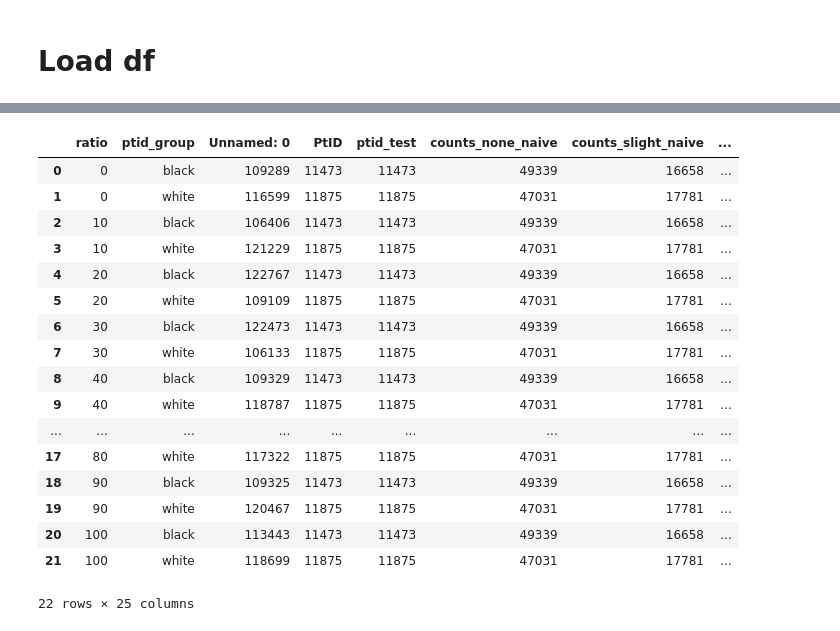
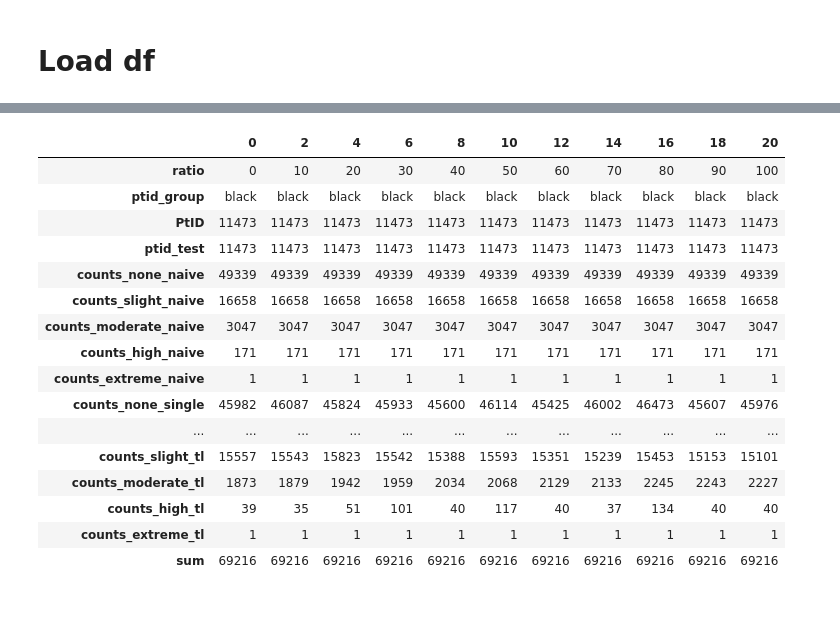
Before and after one commit to hulmanlab/jchr_racial_diff, a Jupyter notebook: scripts/3_3_2_SEG_zones.ipynb, the cells around one changed output, grey strips where cells are left out. Saved outputs shown, nothing was run; the diff lists cells and outputs as text; code cells hidden in the pictures.

```diff
--- a/scripts/3_3_2_SEG_zones.ipynb
+++ b/scripts/3_3_2_SEG_zones.ipynb
@@ -4,6 +4,11 @@
 import pandas as pd
 # group = 'gender'
 group = 'race'
+group1 = 'white'
+group2 = 'black'
+
 file_path = f'../results/processed_df/3_3_calculated_zones/3_3_calculated_zones_v6_{group}.csv'
 file_path = rf'/home/hbt/jchr_data/jchr_racial_diff/results/processed_data/3_3_calculated_zones/3_3_calculated_zones_v6_{group}.csv'
 df = pd.read_csv(file_path)
+df.drop(columns='Unnamed: 0', axis=1, inplace=True)
+df
@@ -27,23 +30,53 @@ df
 df_original = pd.DataFrame(df)
 df_grouped=df_original.groupby(['ratio', 'ptid_group']).sum().reset_index()
 
-df_grouped
+df_grouped.T
-# %% [output]
-|  | ratio | ptid_group | Unnamed: 0 | PtID | ptid_test | counts_none_naive | counts_slight_naive | ... |
-| 0 | 0 | black | 109289 | 11473 | 11473 | 49339 | 16658 | ... |
-| 1 | 0 | white | 116599 | 11875 | 11875 | 47031 | 17781 | ... |
-| 2 | 10 | black | 106406 | 11473 | 11473 | 49339 | 16658 | ... |
-| 3 | 10 | white | 121229 | 11875 | 11875 | 47031 | 17781 | ... |
-| 4 | 20 | black | 122767 | 11473 | 11473 | 49339 | 16658 | ... |
-| 5 | 20 | white | 109109 | 11875 | 11875 | 47031 | 17781 | ... |
-| 6 | 30 | black | 122473 | 11473 | 11473 | 49339 | 16658 | ... |
-| 7 | 30 | white | 106133 | 11875 | 11875 | 47031 | 17781 | ... |
-| 8 | 40 | black | 109329 | 11473 | 11473 | 49339 | 16658 | ... |
-| 9 | 40 | white | 118787 | 11875 | 11875 | 47031 | 17781 | ... |
-| ... | ... | ... | ... | ... | ... | ... | ... | ... |
-| 17 | 80 | white | 117322 | 11875 | 11875 | 47031 | 17781 | ... |
-| 18 | 90 | black | 109325 | 11473 | 11473 | 49339 | 16658 | ... |
-| 19 | 90 | white | 120467 | 11875 | 11875 | 47031 | 17781 | ... |
-| 20 | 100 | black | 113443 | 11473 | 11473 | 49339 | 16658 | ... |
-| 21 | 100 | white | 118699 | 11875 | 11875 | 47031 | 17781 | ... |
-22 rows × 25 columns
+# %%
+df_grouped_gr1 = df_grouped[df_grouped['ptid_group'] == group1].copy()
+df_grouped_gr2 = df_grouped[df_grouped['ptid_group'] == group2].copy()
+
+# Just cheking for the other columns
+# naive_columns = [col for col in df_grouped_gr1.columns if '_naive' in col]
+# single_columns = [col for col in df_grouped_gr1.columns if '_single' in col]
+# base_columns = [col for col in df_grouped_gr1.columns if '_base' in col]
+# tl_columns = [col for col in df_grouped_gr1.columns if '_tl' in col]
+
+# naive_columns = [col for col in df_grouped_gr2.columns if '_naive' in col]
+# single_columns = [col for col in df_grouped_gr2.columns if '_single' in col]
+# base_columns = [col for col in df_grouped_gr2.columns if '_base' in col]
+# tl_columns = [col for col in df_grouped_gr2.columns if '_tl' in col]
+
+
+# df_grouped_gr1['sum_naive'] = df_grouped_gr1[naive_columns].sum(axis=1)
+# df_grouped_gr1['sum_single'] = df_grouped_gr1[naive_columns].sum(axis=1)
+# df_grouped_gr1['sum_base'] = df_grouped_gr1[naive_columns].sum(axis=1)
+# df_grouped_gr1['sum_tl'] = df_grouped_gr1[naive_columns].sum(axis=1)
+
+# df_grouped_gr2['sum_naive'] = df_grouped_gr2[naive_columns].sum(axis=1)
+# df_grouped_gr2['sum_single'] = df_grouped_gr2[naive_columns].sum(axis=1)
+# df_grouped_gr2['sum_base'] = df_grouped_gr2[naive_columns].sum(axis=1)
+# df_grouped_gr2['sum_tl'] = df_grouped_gr2[naive_columns].sum(axis=1)
+
+naive_columns_gr1 = [col for col in df_grouped_gr1.columns if '_naive' in col]
+naive_columns_gr2 = [col for col in df_grouped_gr2.columns if '_naive' in col]
+df_grouped_gr1['sum'] = df_grouped_gr1[naive_columns_gr1].sum(axis=1)
+df_grouped_gr2['sum'] = df_grouped_gr2[naive_columns_gr2].sum(axis=1)
+df_grouped_gr2.T
+# %% [output]
+|  | 0 | 2 | 4 | 6 | 8 | 10 | 12 | 14 | 16 | 18 | 20 |
+| ratio | 0 | 10 | 20 | 30 | 40 | 50 | 60 | 70 | 80 | 90 | 100 |
+| ptid_group | black | black | black | black | black | black | black | black | black | black | black |
+| PtID | 11473 | 11473 | 11473 | 11473 | 11473 | 11473 | 11473 | 11473 | 11473 | 11473 | 11473 |
+| ptid_test | 11473 | 11473 | 11473 | 11473 | 11473 | 11473 | 11473 | 11473 | 11473 | 11473 | 11473 |
+| counts_none_naive | 49339 | 49339 | 49339 | 49339 | 49339 | 49339 | 49339 | 49339 | 49339 | 49339 | 49339 |
+| counts_slight_naive | 16658 | 16658 | 16658 | 16658 | 16658 | 16658 | 16658 | 16658 | 16658 | 16658 | 16658 |
+| counts_moderate_naive | 3047 | 3047 | 3047 | 3047 | 3047 | 3047 | 3047 | 3047 | 3047 | 3047 | 3047 |
+| counts_high_naive | 171 | 171 | 171 | 171 | 171 | 171 | 171 | 171 | 171 | 171 | 171 |
+| counts_extreme_naive | 1 | 1 | 1 | 1 | 1 | 1 | 1 | 1 | 1 | 1 | 1 |
+| counts_none_single | 45982 | 46087 | 45824 | 45933 | 45600 | 46114 | 45425 | 46002 | 46473 | 45607 | 45976 |
+| ... | ... | ... | ... | ... | ... | ... | ... | ... | ... | ... | ... |
+| counts_slight_tl | 15557 | 15543 | 15823 | 15542 | 15388 | 15593 | 15351 | 15239 | 15453 | 15153 | 15101 |
+| counts_moderate_tl | 1873 | 1879 | 1942 | 1959 | 2034 | 2068 | 2129 | 2133 | 2245 | 2243 | 2227 |
+| counts_high_tl | 39 | 35 | 51 | 101 | 40 | 117 | 40 | 37 | 134 | 40 | 40 |
+| counts_extreme_tl | 1 | 1 | 1 | 1 | 1 | 1 | 1 | 1 | 1 | 1 | 1 |
+| sum | 69216 | 69216 | 69216 | 69216 | 69216 | 69216 | 69216 | 69216 | 69216 | 69216 | 69216 |
```
Also changed, not shown: parts of 6 cells of this notebook.
